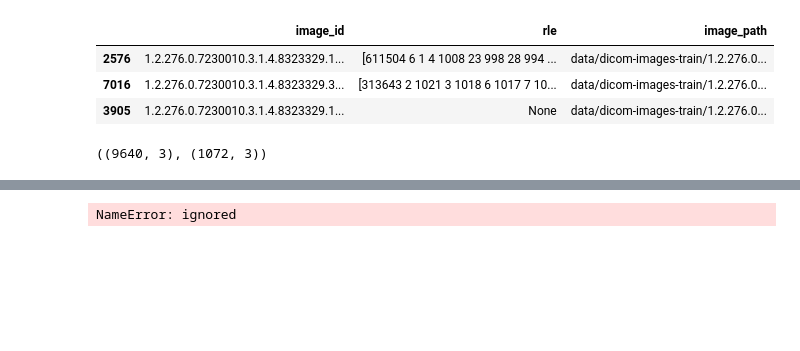
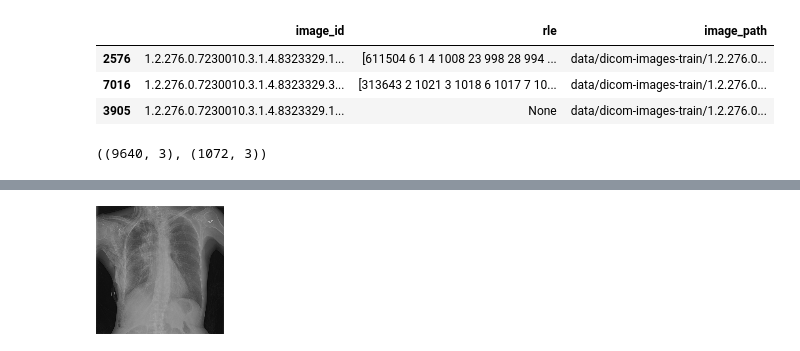
Before and after one commit to gabibu/aiforhealthcare, a Jupyter notebook: advanced_models_colab_2.ipynb, the cells around one changed output, grey strips where cells are left out. Cells and saved outputs as stored; diff of their text form; code cells hidden in the pictures; blank space fills up the shorter version.

```diff
--- a/advanced_models_colab_2.ipynb
+++ b/advanced_models_colab_2.ipynb
@@ -233,7 +233,8 @@ class ImagesDataset(Dataset):
 
         mask_resized = np.where(mask_resized  > 0, 1, 0)
 
-        return image_resized/255, mask_resized
+        #/255
+        return image_resized, mask_resized
 # %%
 train_dataset = ImagesDataset(X_train_df)
 
@@ -271,50 +272,53 @@ class PreProcessingStep(ABC):
     @abstractmethod
     def preprocess(image):
         pass
-
-
-class PreProcessingWindow(PreProcessingStep):
-
-    def __init__(self, preprocess_window, output_range):
-        self._preprocess_window = preprocess_window
-        self._output_range = output_range
-
-    def preprocess(self, image):
-        windowed_image = np.interp(image, self._preprocess_window, self._output_range)
-        return windowed_image
 
 
 class PreProcessingAugmentations(PreProcessingStep):
 
     def __init__(self, augmentations):
         self.augmentations = augmentations
 
     def preprocess(self, image):
 
       image =Image.fromarray(image.squeeze(2))
 
       for aug in self.augmentations:
         image = aug(image)
 
       return np.expand_dims(np.asarray(image), 2)
 
-class PreProcessingNormalization(PreProcessingStep):
 
-    def __init__(self, mean, std):
-        self.mean = mean
-        self.std = std
+from torchvision.transforms import RandomHorizontalFlip, RandomVerticalFlip, RandomRotation, ToTensor
 
-    def preprocess(self, image):
+torchvision_transform = transforms.Compose([
+    RandomHorizontalFlip(0.5),
+    RandomVerticalFlip(0.5),
+    RandomRotation(0.3)
+    #,ToTensor()
+])
+
+
+# myarray = np.random.rand(224, 224)
+
+# from PIL import Image
+# from matplotlib import cm
+# #im = Image.fromarray(np.uint8(cm.gist_earth(myarray)*255))
+
+im = Image.fromarray(x)
+
+im = im.convert("L")
 
 
 
-      return (image  - self.mean) / self.std
-
+im2 = torchvision_transform(im)
+im
+# # im.show()
 
 
 
 # mean, std = X_train.mean(), X_train.std()
 
 # preprocessing_normalization = PreProcessingNormalization(mean, std)
 # %% [output]
-NameError: ignored
+[figure, added]
```
Also changed, not shown: parts of 3 cells of this notebook.
